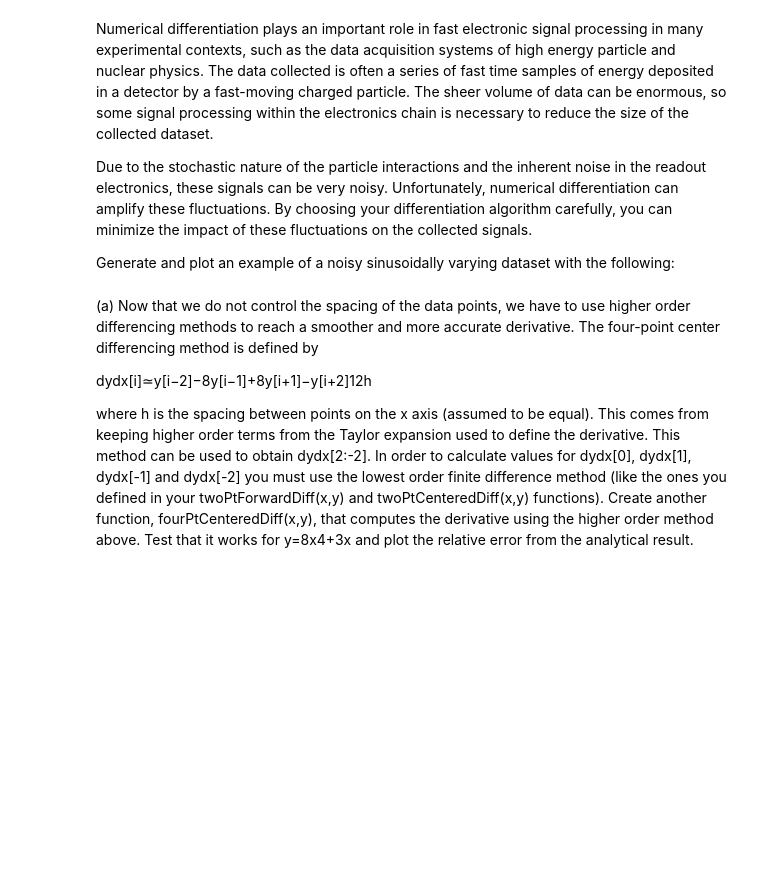
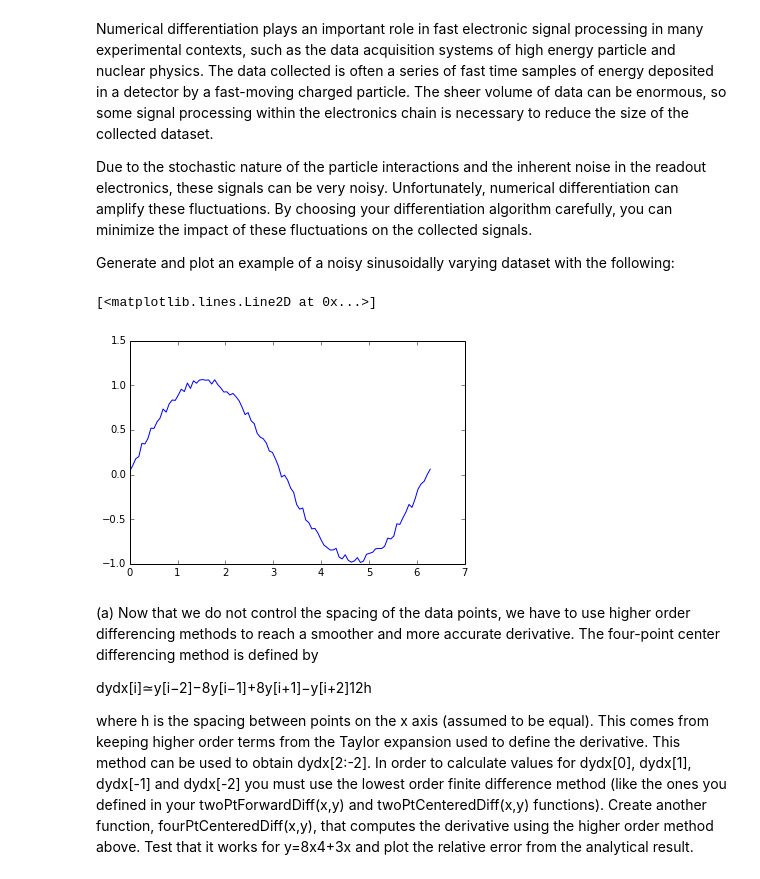
Before and after one commit to dvaage/PHYS202-S14, a Jupyter notebook: SciPy/DifferentiationExercises.ipynb, the cells around one changed output. Saved outputs shown, nothing was run; the diff lists cells and outputs as text; code cells hidden in the pictures; blank space fills up the shorter version.

```diff
--- a/SciPy/DifferentiationExercises.ipynb
+++ b/SciPy/DifferentiationExercises.ipynb
@@ -53,6 +145,10 @@ Generate and plot an example of a noisy sinusoidally varying dataset with the fo
 # %%
 x = np.linspace(0,2*pi,100)
 y = np.sin(x) + 0.1*random.random(size=x.shape)
+plot(x,y)
+# %% [output]
+[<matplotlib.lines.Line2D at 0x...>]
+[figure, added]
 # %% [markdown]
 (a) Now that we do not control the spacing of the data points, we have to use higher order differencing methods to reach a smoother and more accurate derivative. The four-point center differencing method is defined by
 
```
Also changed, not shown: parts of 11 cells of this notebook.
